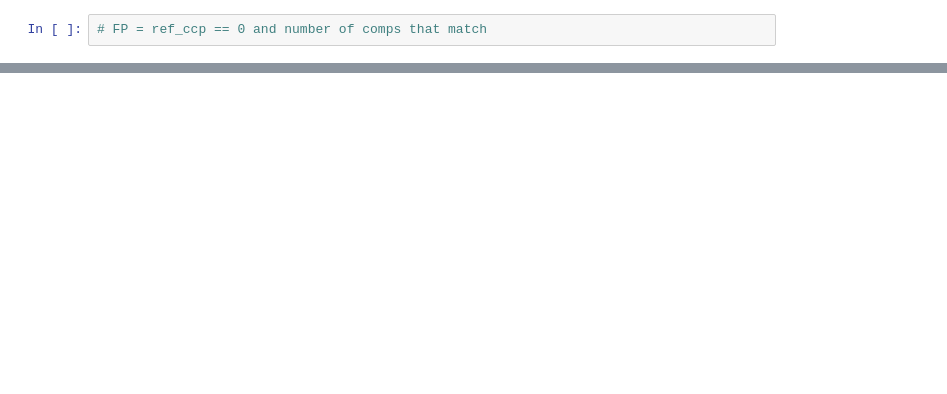
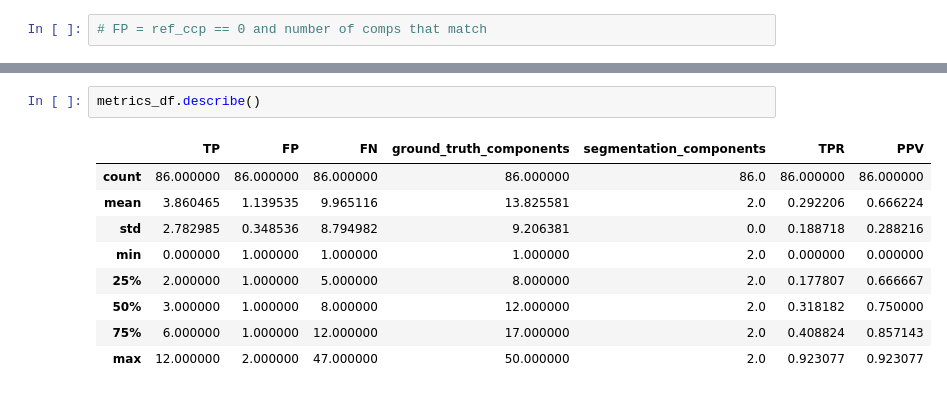
Before and after one commit to ahsanMah/braintypicality, a Jupyter notebook: notebooks/segmentation_eval.ipynb, the cells around one changed output, grey strips where cells are left out. Cells and saved outputs as stored; diff of their text form; blank space fills up the shorter version.

```diff
--- a/notebooks/segmentation_eval.ipynb
+++ b/notebooks/segmentation_eval.ipynb
@@ -557,0 +588,12 @@ metrics_df
+# %%
+metrics_df.describe()
+# %% [output]
+|  | TP | FP | FN | ground_truth_components | segmentation_components | TPR | PPV |
+| count | 86.000000 | 86.000000 | 86.000000 | 86.000000 | 86.0 | 86.000000 | 86.000000 |
+| mean | 3.860465 | 1.139535 | 9.965116 | 13.825581 | 2.0 | 0.292206 | 0.666224 |
+| std | 2.782985 | 0.348536 | 8.794982 | 9.206381 | 0.0 | 0.188718 | 0.288216 |
+| min | 0.000000 | 1.000000 | 1.000000 | 1.000000 | 2.0 | 0.000000 | 0.000000 |
+| 25% | 2.000000 | 1.000000 | 5.000000 | 8.000000 | 2.0 | 0.177807 | 0.666667 |
+| 50% | 3.000000 | 1.000000 | 8.000000 | 12.000000 | 2.0 | 0.318182 | 0.750000 |
+| 75% | 6.000000 | 1.000000 | 12.000000 | 17.000000 | 2.0 | 0.408824 | 0.857143 |
+| max | 12.000000 | 2.000000 | 47.000000 | 50.000000 | 2.0 | 0.923077 | 0.923077 |
```
Also changed, not shown: parts of 30 cells of this notebook.
